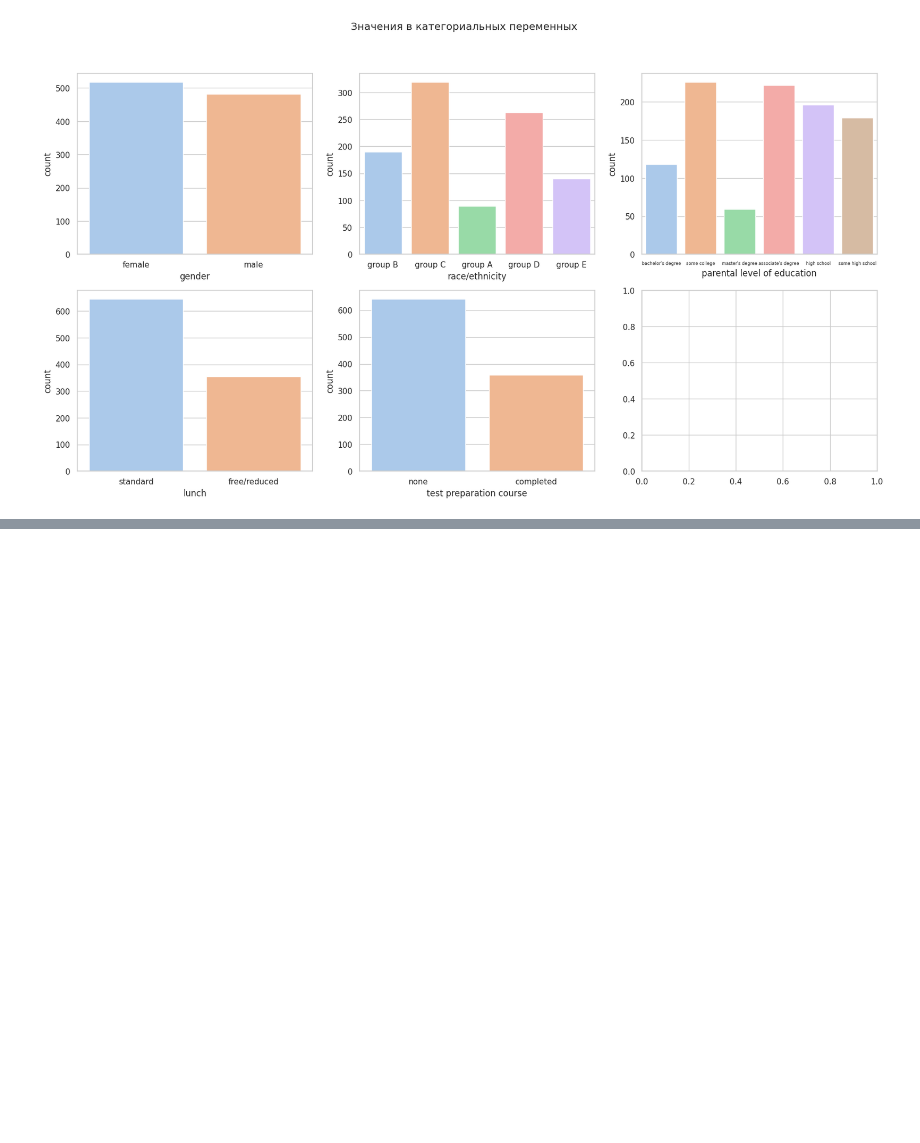
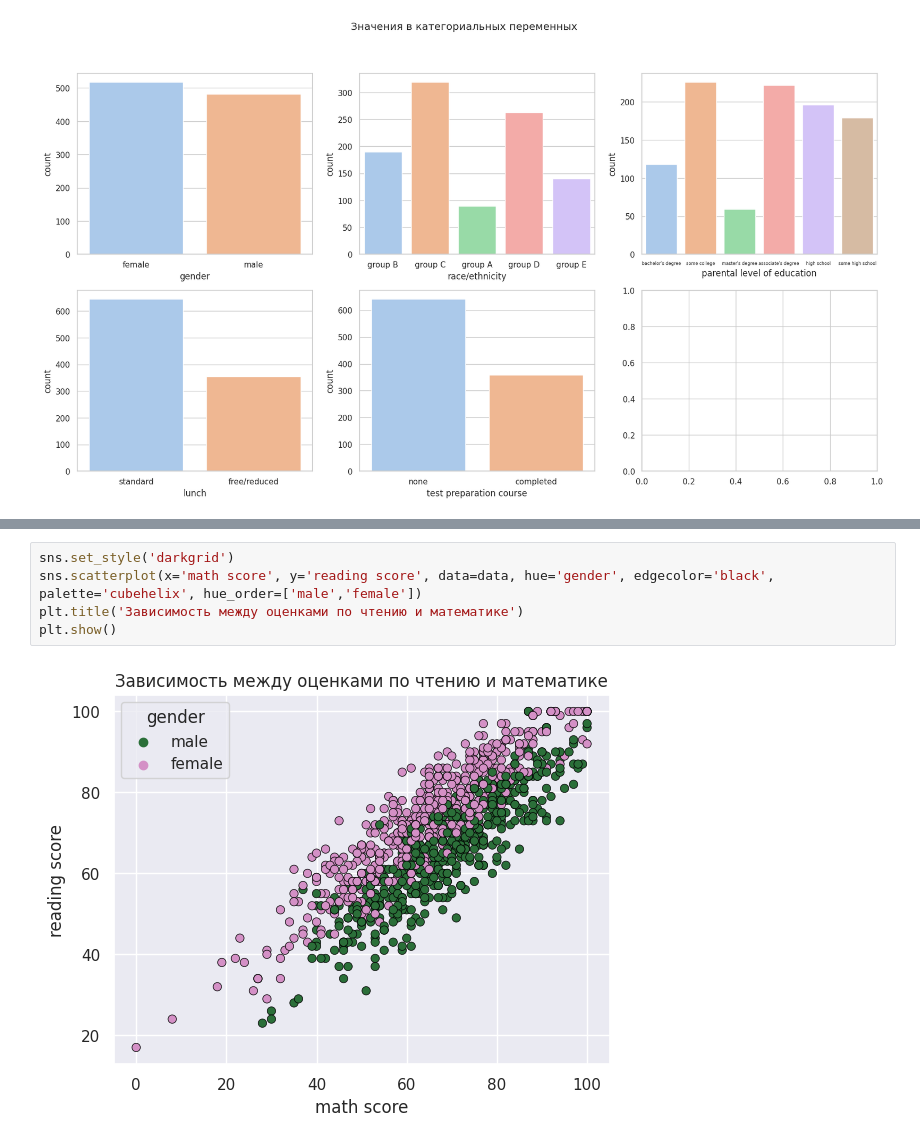
Before and after one commit to 1mmo/data-analysis-handbook, a Jupyter notebook: handbook/Working with data/exploratory_analysis.ipynb, the cells around one changed output, grey strips where cells are left out. Drawn from its saved outputs; the diff is of its cells as text; blank space fills up the shorter version.

```diff
--- a/handbook/Working with data/exploratory_analysis.ipynb
+++ b/handbook/Working with data/exploratory_analysis.ipynb
@@ -262,0 +270,7 @@ for i in range(len(categorical_columns)):
+# %%
+sns.set_style('darkgrid')
+sns.scatterplot(x='math score', y='reading score', data=data, hue='gender', edgecolor='black', palette='cubehelix', hue_order=['male','female'])
+plt.title('Зависимость между оценками по чтению и математике')
+plt.show()
+# %% [output]
+[figure, added]
```
Also changed, not shown: parts of 15 cells of this notebook.
